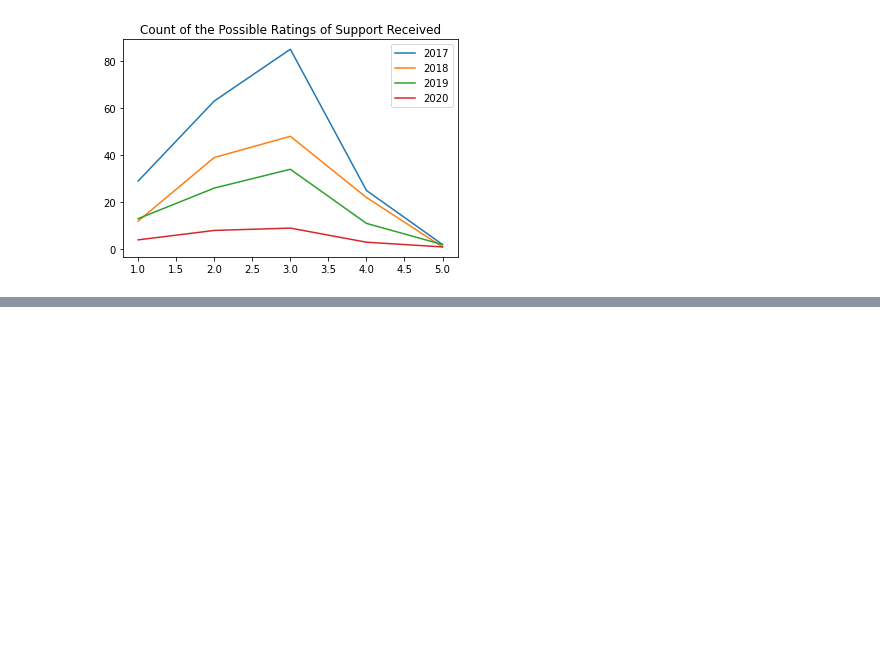
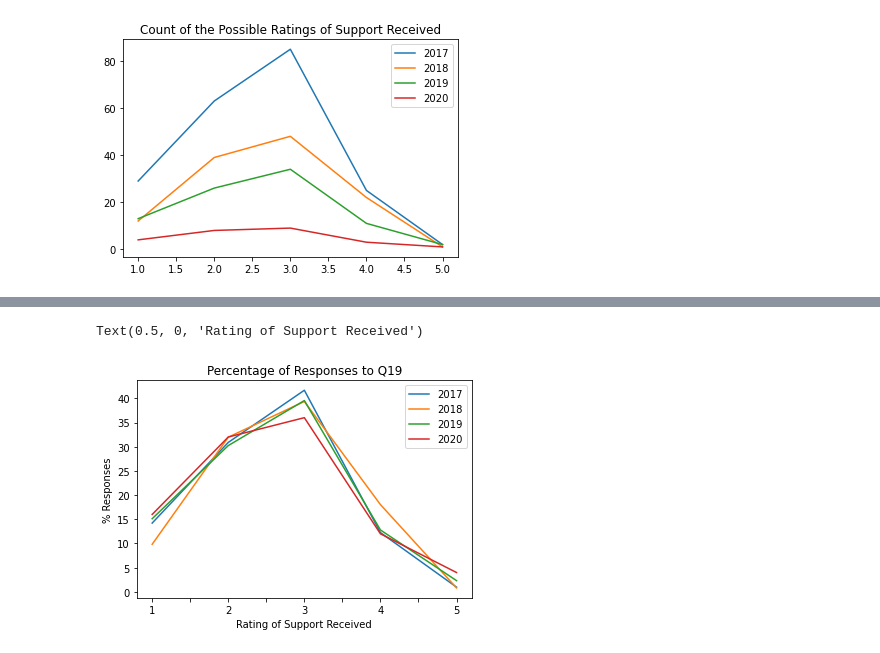
Before and after one commit to bennetyousuf/ProjectOne-MentalHealthinTech, a Jupyter notebook: Working_Notebooks/Mental Health in Tech Data Cleanup_NC.ipynb, the cells around one changed output, grey strips where cells are left out. Cells and saved outputs as stored; diff of their text form; code cells hidden in the pictures; blank space fills up the shorter version.

```diff
--- a/Working_Notebooks/Mental Health in Tech Data Cleanup_NC.ipynb
+++ b/Working_Notebooks/Mental Health in Tech Data Cleanup_NC.ipynb
@@ -381,7 +345,7 @@ Q19_dict
 #create data frame of the value counts of Q#19 reponses
 Q19_dict = {'2017': mental_health_support_2017,'2018': mental_health_support_2018,
             '2019': mental_health_support_2019,'2020': mental_health_support_2020}
-Q19_df = pd.DataFrame(data=d)
+Q19_df = pd.DataFrame(Q19_dict)
 Q19_df
 # %% [output]
 |  | 2017 | 2018 | 2019 | 2020 |
@@ -397,3 +361,31 @@ plt.title("Count of the Possible Ratings of Support Received")
 # %% [output]
 Text(0.5, 1.0, 'Count of the Possible Ratings of Support Received')
 [figure]
+# %%
+#switch columns and rows
+Q19_df_transposed = Q19_df.T # or df1.transpose()
+Q19_df_transposed
+
+#Total the reposnses received to Q19 and add to it's own column
+sum_column = Q19_df_transposed[1.0] + Q19_df_transposed[2.0]+ Q19_df_transposed[3.0]+ Q19_df_transposed[4.0]+ Q19_df_transposed[5.0]
+Q19_df_transposed["Total_Responses"] = sum_column
+Q19_df_transposed
+
+#determine the percent of each rating and add them to a column
+PCT_1 = (Q19_df_transposed[1.0]/Q19_df_transposed["Total_Responses"])*100
+Q19_df_transposed["1"] = PCT_1
+
+PCT_2 = (Q19_df_transposed[2.0]/Q19_df_transposed["Total_Responses"])*100
+Q19_df_transposed["2"] = PCT_2
+
+PCT_3 = (Q19_df_transposed[3.0]/Q19_df_transposed["Total_Responses"])*100
+Q19_df_transposed["3"] = PCT_3
+
+PCT_4 = (Q19_df_transposed[4.0]/Q19_df_transposed["Total_Responses"])*100
+Q19_df_transposed["4"] = PCT_4
+
+PCT_5 = (Q19_df_transposed[5.0]/Q19_df_transposed["Total_Responses"])*100
+Q19_df_transposed["5"] = PCT_5
+
+
+Q19_df_transposed
@@ -399,0 +398,8 @@ Text(0.5, 1.0, 'Count of the Possible Ratings of Support Received')
+# %%
+#drop columns uneeded for plot
+PCT_Responses_19 = Q19_df_transposed.drop([1.0, 2.0,3.0,4.0,5.0,'Total_Responses'], axis=1)
+PCT_Responses_19
+
+#switch columns and rows for plot
+PCT_Responses_19_tran = PCT_Responses_19.T # or df1.transpose()
+PCT_Responses_19_tran
@@ -400,3 +413,12 @@ Text(0.5, 1.0, 'Count of the Possible Ratings of Support Received')
+# %%
+#plot the spread of the responses to Q19
+PCT_Responses_19_tran.plot.line()
+plt.title("Percentage of Responses to Q19")
+plt.ylabel("% Responses")
+plt.xlabel("Rating of Support Received")
+# %% [output]
+Text(0.5, 0, 'Rating of Support Received')
+[figure, added]
 # %%
 #3. Do those that have mental disorders in tech (15) feel as though they are supported in the tech industry (19)?
 #Plot pie chart "Percentage of Individuals with mental health disorders that feel supported". No need to bin because range 1-5
```
Also changed, not shown: parts of 6 cells of this notebook.
